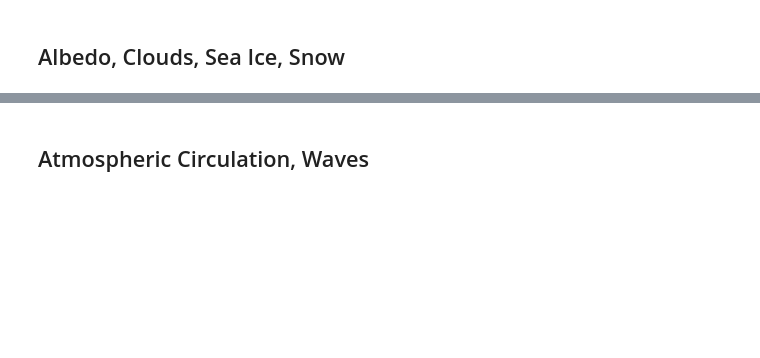
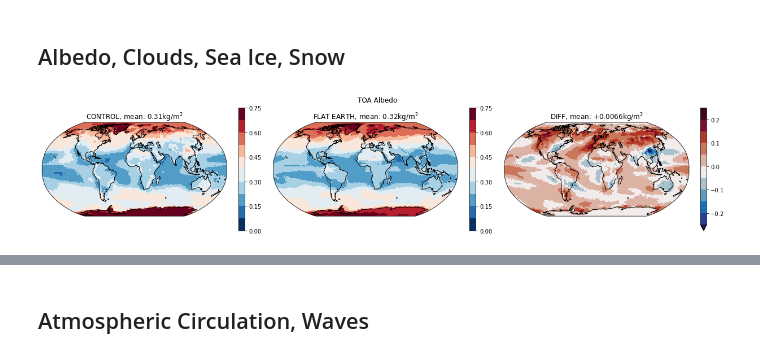
Before and after one commit to JanLandwehrs/ICON-ESM_FlatEarth, a Jupyter notebook: ICON_FlatEarth.ipynb, the cells around one changed output, grey strips where cells are left out. Cells and saved outputs as stored; diff of their text form; code cells hidden in the pictures; blank space fills up the shorter version.

```diff
--- a/ICON_FlatEarth.ipynb
+++ b/ICON_FlatEarth.ipynb
@@ -152,2 +221,39 @@ plt.subplots_adjust(wspace=0)
 # %% [markdown]
 ## Albedo, Clouds, Sea Ice, Snow
+# %%
+var=(ds_atm_2d_regrid.data_vars['rsut']/ds_atm_2d_regrid.data_vars['rsdt']).mean('time')
+var_ctrl=(ds_atm_2d_ctrl_regrid.data_vars['rsut']/ds_atm_2d_ctrl_regrid.data_vars['rsdt']).mean('time') #.mean(dim='time')
+# var=ds_atm_2d_regrid.albedo.mean('time')#-273.15
+# var_ctrl=ds_atm_2d_ctrl_regrid.albedo.mean('time')#-273.15
+var_diff=(var-var_ctrl)
+
+vmin=np.min([var.min(),var_ctrl.min()])
+vmax=np.max([var.max(),var_ctrl.max()])
+vmin=0
+vmax=0.75
+
+fig,axs=plt.subplots(1,3,subplot_kw={'projection': ccrs.Robinson()},figsize=[22,4])
+var_ctrl.plot.contourf(ax=axs[0],transform=ccrs.PlateCarree(),vmin=vmin,vmax=vmax,cmap='RdBu_r',levels=11)
+var.plot.contourf(ax=axs[1],transform=ccrs.PlateCarree(),vmin=vmin,vmax=vmax,cmap='RdBu_r',levels=11)
+var_diff.plot.contourf(ax=axs[2],transform=ccrs.PlateCarree(),vmin=-0.25,vmax=0.25,cmap=cmocean.cm.balance,levels=11) #,vmin=-4,vmax=4
+
+for aa in axs:
+    aa.coastlines()
+
+weights = np.cos(np.deg2rad(var.lat))
+var_mean = float(var.weighted(weights).mean(("lon", "lat")).values)
+var_ctrl_mean = float(var_ctrl.weighted(weights).mean(("lon", "lat")).values)
+var_diff_mean=float(var_diff.weighted(weights).mean(("lon", "lat")).values)
+
+axs[0].set_title('CONTROL, mean: {:.2}kg/m$^2$'.format(var_ctrl_mean))
+axs[1].set_title('FLAT EARTH, mean: {:.2}kg/m$^2$'.format(var_mean))
+axs[2].set_title('DIFF, mean: {:+.2}kg/m$^2$'.format(var_diff_mean))
+
+fig.suptitle('TOA Albedo', y=0.95)
+#fig.suptitle('{}'.format(var.attrs['long_name']),y=0.95)
+
+plt.subplots_adjust(wspace=0)
+
+# fig.savefig('../../plots_diff/{}/precipitation.jpg'.format(mm,varname),dpi=200, bbox_inches='tight', pad_inches=0)
+# %% [output]
+[figure, added]
```
Also changed, not shown: parts of 41 cells of this notebook, 1 other file.
